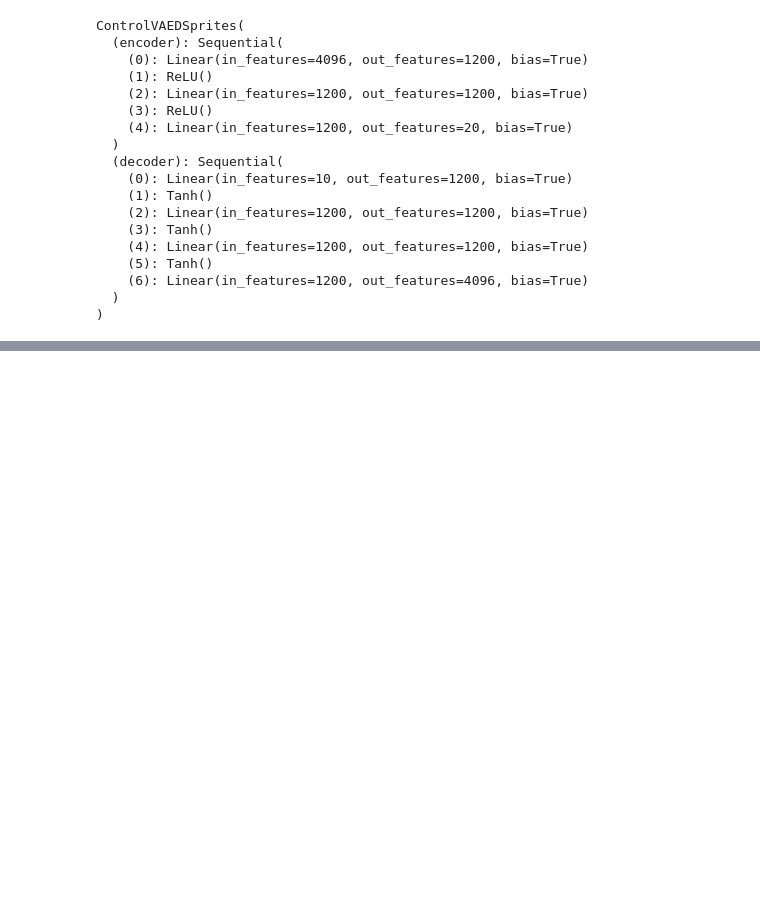
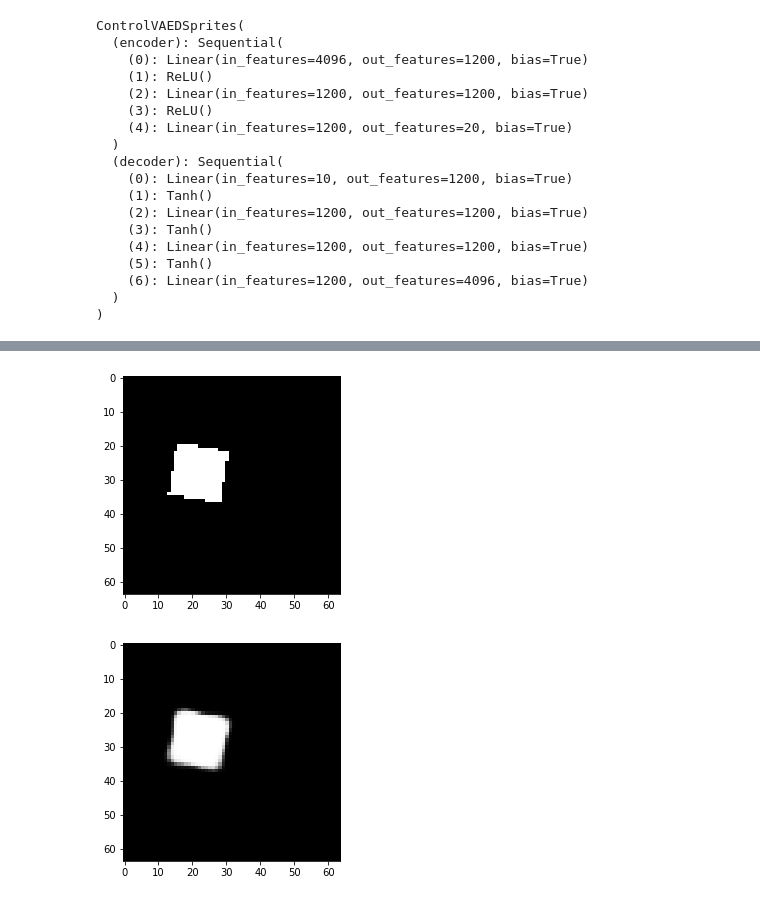
Before and after one commit to hzzhyj/atml, a Jupyter notebook: experiments/ControlVAE.ipynb, the cells around one changed output, grey strips where cells are left out. Cells and saved outputs as stored; diff of their text form; code cells hidden in the pictures; blank space fills up the shorter version.

```diff
--- a/experiments/ControlVAE.ipynb
+++ b/experiments/ControlVAE.ipynb
@@ -107,0 +108,12 @@ torch.save(model, 'controlvae_epoch100_lr1e4_default_bc_param.dat')
+# %%
+model = torch.load('/content/drive/MyDrive/atml/controlvae_epoch500_lr1e2_Cmax12.dat')
+index = 100
+original = dataset[index].float().to(device)
+recon, mu, logvar = model(original)
+plt.imshow(original.cpu(), cmap='Greys_r')
+plt.show()
+plt.imshow(torch.sigmoid(recon.cpu().detach()).view(64,64), cmap='Greys_r')
+plt.show()
+# %% [output]
+[figure, added]
+[figure, added]
```
Also changed, not shown: parts of 6 cells of this notebook.
